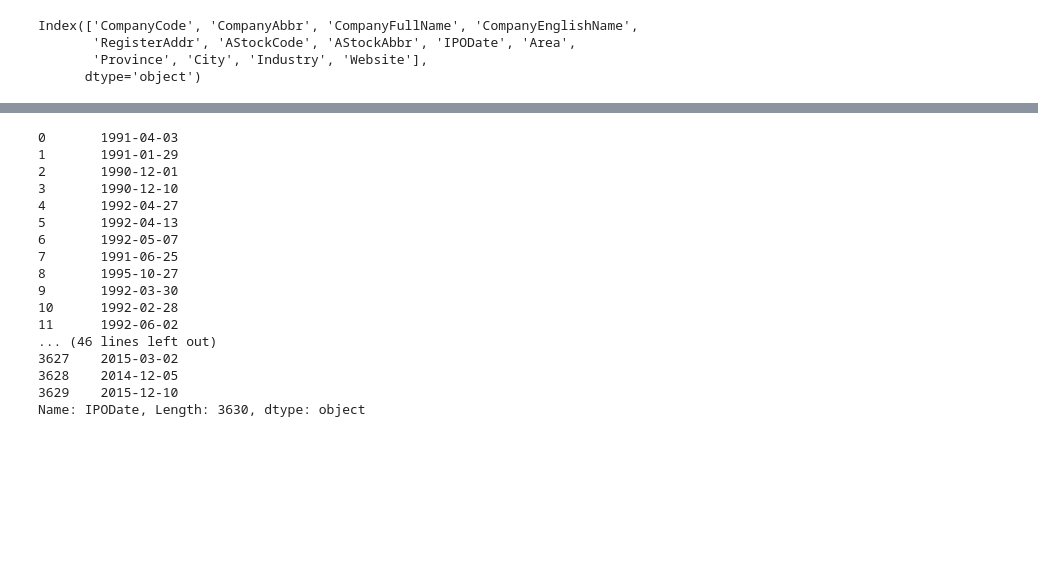
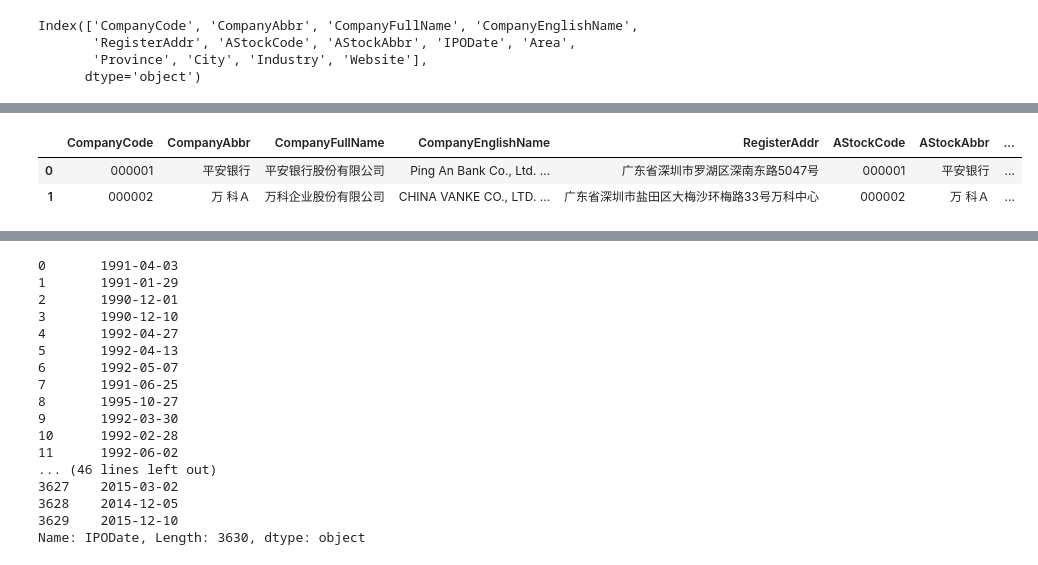
Before and after one commit to DerekLoveCC/Writings, a Jupyter notebook: Fintech_Wechat/Code/Pandas/PandasBaseKnowledge.ipynb, the cells around one changed output, grey strips where cells are left out. Saved outputs shown, nothing was run; the diff lists cells and outputs as text; code cells hidden in the pictures; blank space fills up the shorter version.

```diff
--- a/Fintech_Wechat/Code/Pandas/PandasBaseKnowledge.ipynb
+++ b/Fintech_Wechat/Code/Pandas/PandasBaseKnowledge.ipynb
@@ -160,0 +137,6 @@ Index(['CompanyCode', 'CompanyAbbr', 'CompanyFullName', 'CompanyEnglishName',
+# %%
+database_df.head(2)
+# %% [output]
+|  | CompanyCode | CompanyAbbr | CompanyFullName | CompanyEnglishName | RegisterAddr | AStockCode | AStockAbbr | ... |
+| 0 | 000001 | 平安银行 | 平安银行股份有限公司 | Ping An Bank Co., Ltd. ... | 广东省深圳市罗湖区深南东路5047号 | 000001 | 平安银行 | ... |
+| 1 | 000002 | 万 科Ａ | 万科企业股份有限公司 | CHINA VANKE CO., LTD. ... | 广东省深圳市盐田区大梅沙环梅路33号万科中心 | 000002 | 万 科Ａ | ... |
```
Also changed, not shown: parts of 22 cells of this notebook, 6 other files.
